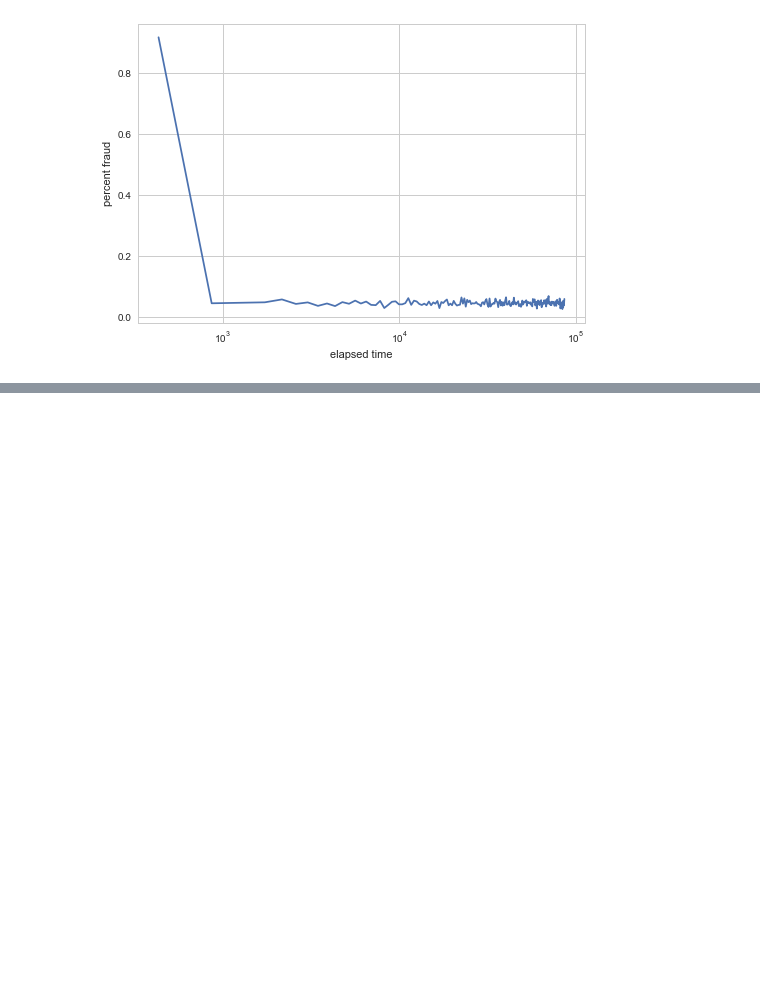
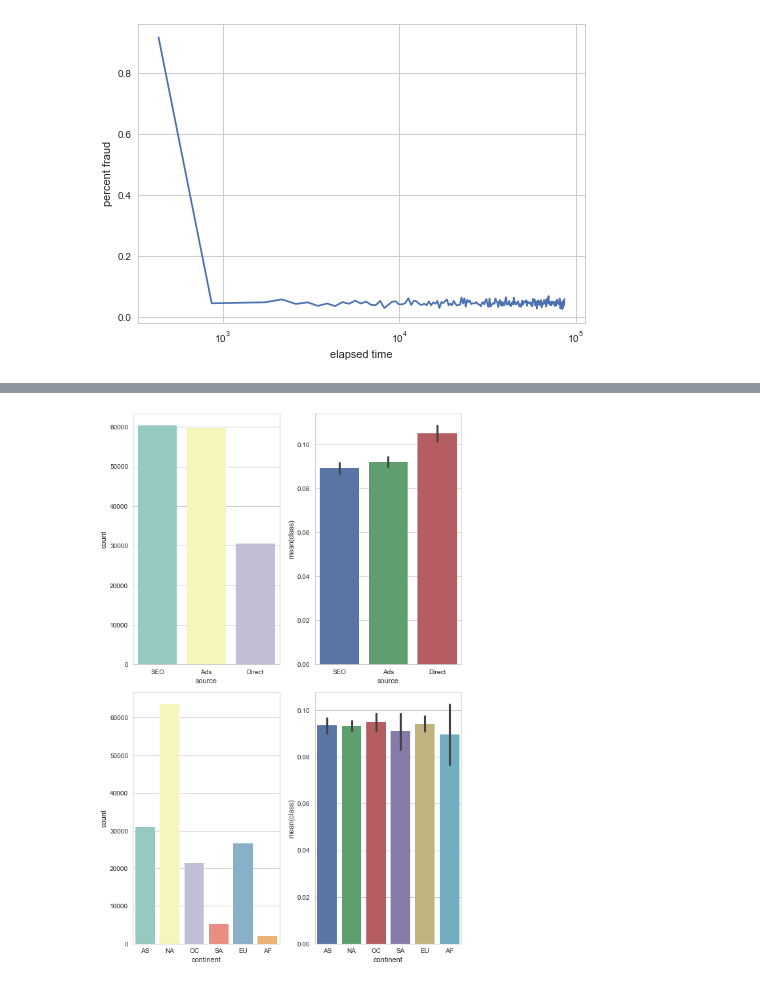
Before and after one commit to chaseWilliams/fraud_identification, a Jupyter notebook: fraud.ipynb, the cells around one changed output, grey strips where cells are left out. Cells and saved outputs as stored; diff of their text form; code cells hidden in the pictures; blank space fills up the shorter version.

```diff
--- a/fraud.ipynb
+++ b/fraud.ipynb
@@ -206,0 +328,4 @@ plt.show()
+# %%
+plots.factor_plot(fraud_df, ['source','continent'], 'class')
+# %% [output]
+[figure, added]
```
Also changed, not shown: parts of 13 cells of this notebook, 1 other file.
